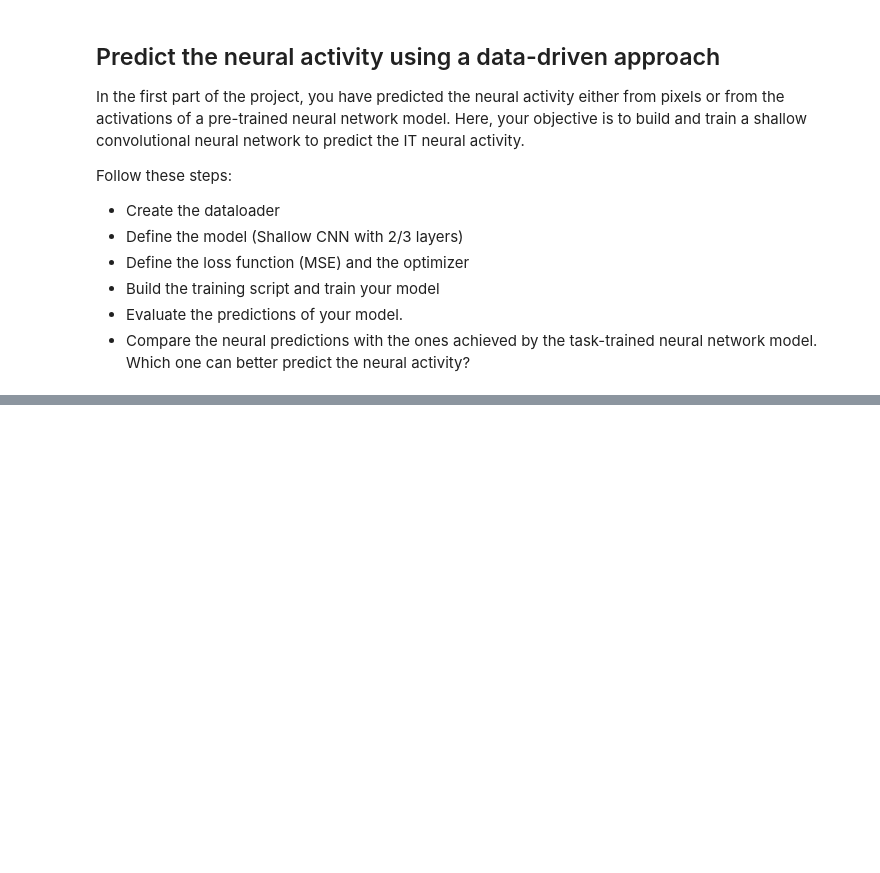
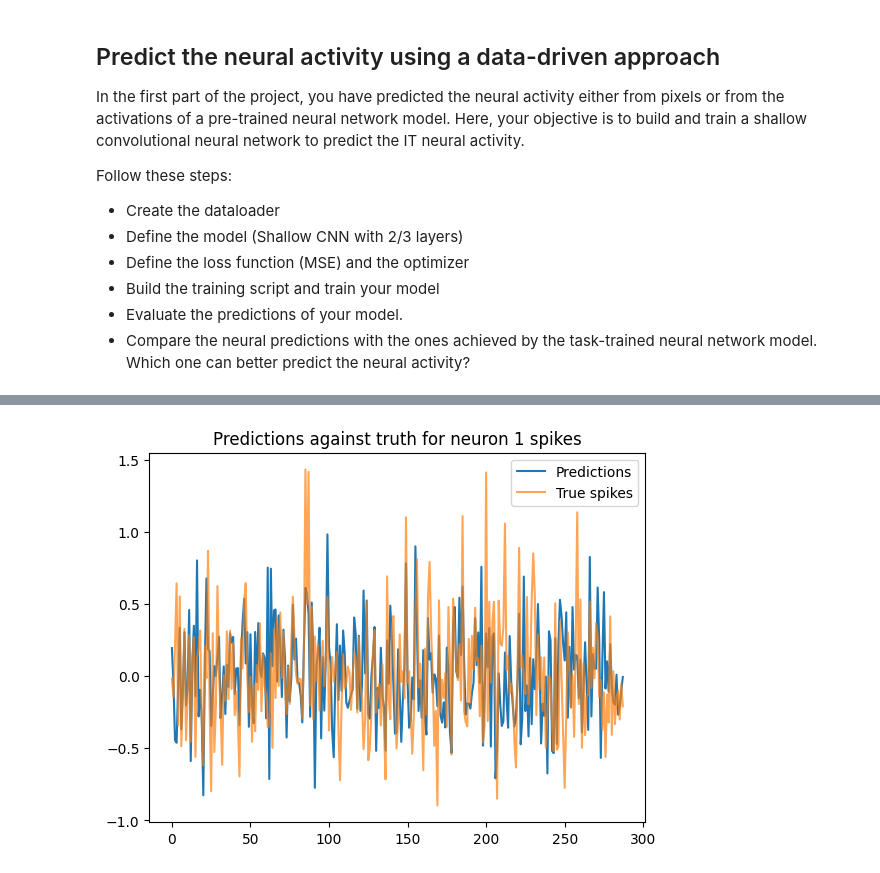
Before and after one commit to meriadecmorrier/NX414-Project, a Jupyter notebook: week5/week6.ipynb, the cells around one changed output, grey strips where cells are left out. Drawn from its saved outputs; the diff is of its cells as text; code cells hidden in the pictures; blank space fills up the shorter version.

Commit message:
First model week6

```diff
--- a/week5/week6.ipynb
+++ b/week5/week6.ipynb
@@ -90,0 +116,17 @@ Follow these steps:
+# %%
+'''
+## PROBLEME ICI
+
+# stimulus_train, stimulus_val, stimulus_test,
+# objects_train, objects_val, objects_test
+# spikes_train, spikes_val
+
+# Reload the data just for coherence
+stimulus_train, stimulus_val, stimulus_test, objects_train, objects_val, objects_test, spikes_train, spikes_val = load_it_data(path_to_data)
+
+stimulus_train = torch.from_numpy(stimulus_train).type(torch.FloatTensor)
+
+
+stimulus_train = stimulus_train.cuda()
+#y_pred = model(stimulus_train)
+'''
@@ -133,3 +242,6 @@ ShallowNeuralNetwork(
 # %%
+# initialize the LeNet model
+model = LeNet(numChannels=3,classes=168).to(device)
+# initialize our optimizer and loss function
 criterion = torch.nn.MSELoss()
 optimizer = torch.optim.SGD(model.parameters(), lr = 0.01)
@@ -192,0 +316,13 @@ RuntimeError: mat1 and mat2 shapes cannot be multiplied (1741824x224 and 2x2)
+# %%
+stimulus_val=stimulus_val.cuda()
+with torch.no_grad():
+    pred_val=model(stimulus_val)
+# %%
+#Example of comparison between truth and predictions for one neuron
+plt.plot(pred_val.cpu().detach().numpy()[:,1],label='Predictions')
+plt.plot(spikes_val.cpu().numpy()[:,1],label='True spikes',alpha=0.7)
+plt.title('Predictions against truth for neuron 1 spikes')
+plt.legend()
+plt.show()
+# %% [output]
+[figure, added]
```
Also changed, not shown: parts of 14 cells of this notebook, 1 other file.
